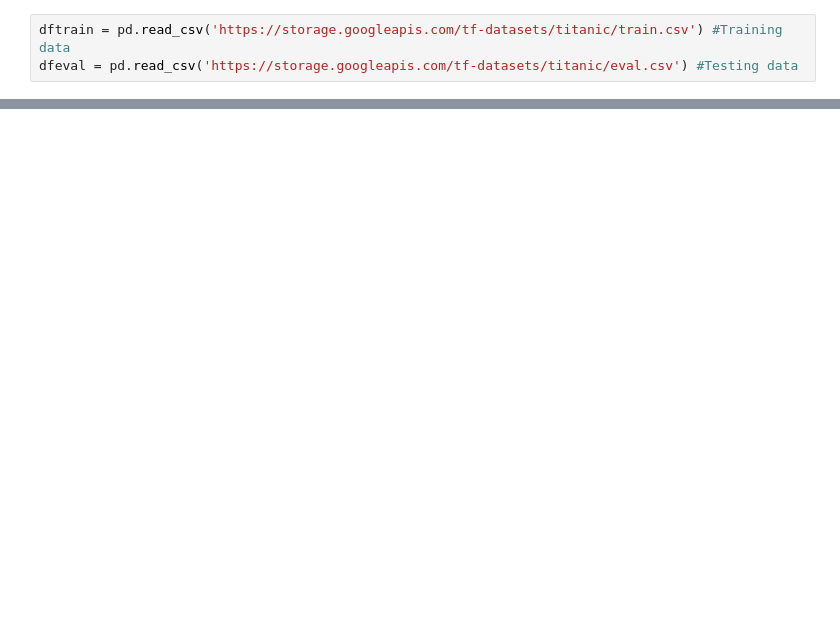
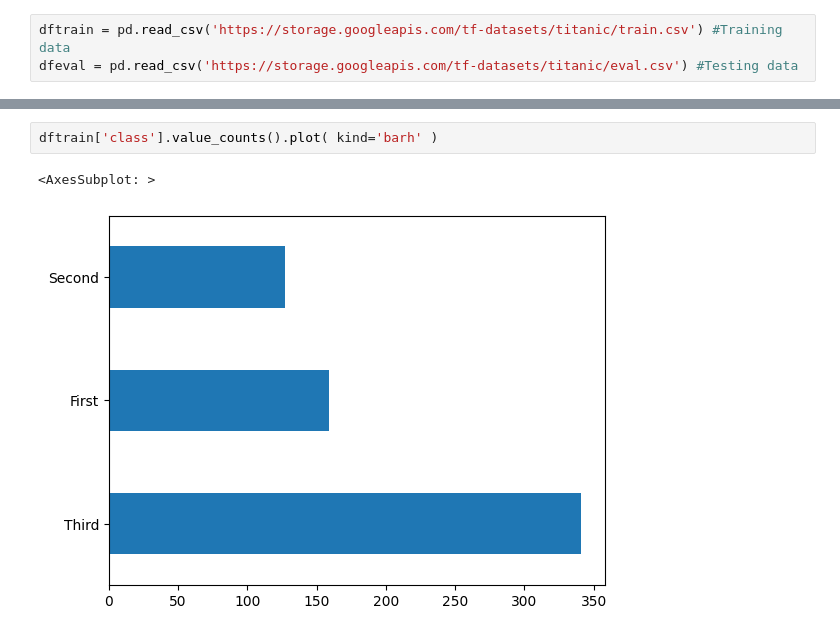
Before and after one commit to Edgaus/Python, a Jupyter notebook: Notes/Machine Learning/Core Learning Algorithms.ipynb, the cells around one changed output, grey strips where cells are left out. Saved outputs shown, nothing was run; the diff lists cells and outputs as text; blank space fills up the shorter version.

```diff
--- a/Notes/Machine Learning/Core Learning Algorithms.ipynb
+++ b/Notes/Machine Learning/Core Learning Algorithms.ipynb
@@ -52,0 +141,5 @@ dfeval = pd.read_csv('https://storage.googleapis.com/tf-datasets/titanic/eval.cs
+# %%
+dftrain['class'].value_counts().plot( kind='barh' )
+# %% [output]
+<AxesSubplot: >
+[figure, added]
```
Also changed, not shown: parts of 18 cells of this notebook.
